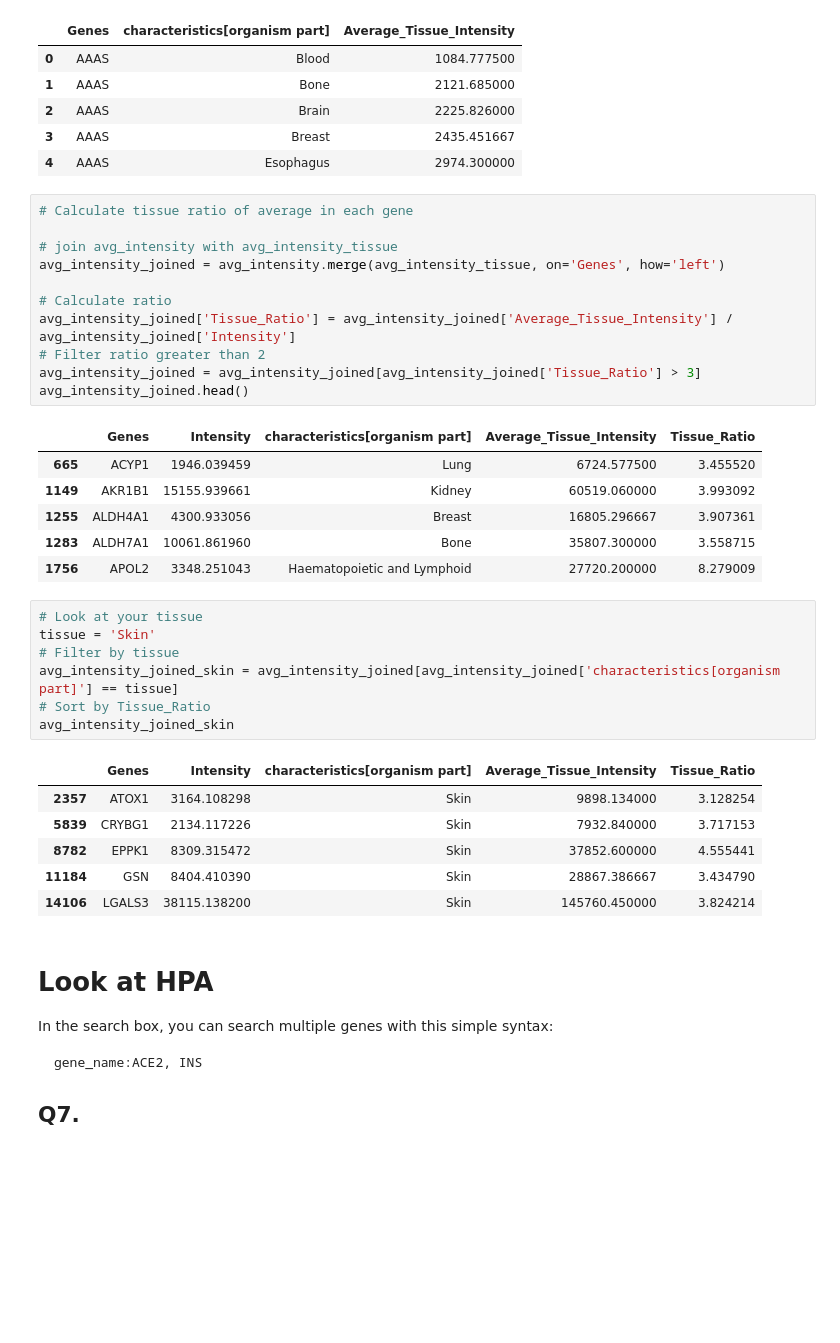
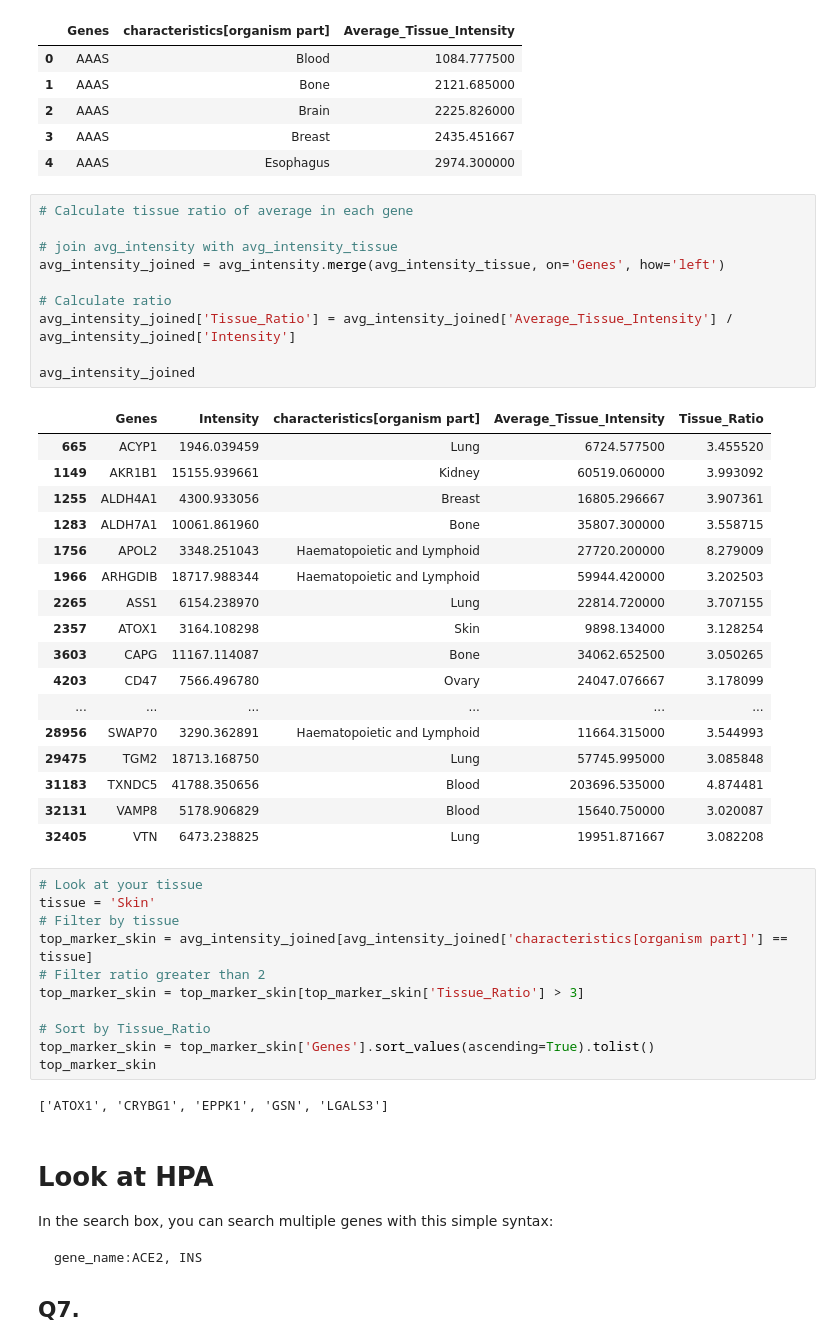
Before and after one commit to thanadol-git/BC_25, a Jupyter notebook: quantms.ipynb, the cells around one changed output. Saved outputs shown, nothing was run; the diff lists cells and outputs as text; blank space fills up the shorter version.

```diff
--- a/quantms.ipynb
+++ b/quantms.ipynb
@@ -216,35 +216,44 @@ avg_intensity_tissue.head()
 # %%
 # Calculate tissue ratio of average in each gene
 
 # join avg_intensity with avg_intensity_tissue
 avg_intensity_joined = avg_intensity.merge(avg_intensity_tissue, on='Genes', how='left')
 
 # Calculate ratio
 avg_intensity_joined['Tissue_Ratio'] = avg_intensity_joined['Average_Tissue_Intensity'] / avg_intensity_joined['Intensity']
-# Filter ratio greater than 2
-avg_intensity_joined = avg_intensity_joined[avg_intensity_joined['Tissue_Ratio'] > 3]
-avg_intensity_joined.head()
+
+avg_intensity_joined
 # %% [output]
 |  | Genes | Intensity | characteristics[organism part] | Average_Tissue_Intensity | Tissue_Ratio |
 | 665 | ACYP1 | 1946.039459 | Lung | 6724.577500 | 3.455520 |
 | 1149 | AKR1B1 | 15155.939661 | Kidney | 60519.060000 | 3.993092 |
 | 1255 | ALDH4A1 | 4300.933056 | Breast | 16805.296667 | 3.907361 |
 | 1283 | ALDH7A1 | 10061.861960 | Bone | 35807.300000 | 3.558715 |
 | 1756 | APOL2 | 3348.251043 | Haematopoietic and Lymphoid | 27720.200000 | 8.279009 |
+| 1966 | ARHGDIB | 18717.988344 | Haematopoietic and Lymphoid | 59944.420000 | 3.202503 |
+| 2265 | ASS1 | 6154.238970 | Lung | 22814.720000 | 3.707155 |
+| 2357 | ATOX1 | 3164.108298 | Skin | 9898.134000 | 3.128254 |
+| 3603 | CAPG | 11167.114087 | Bone | 34062.652500 | 3.050265 |
+| 4203 | CD47 | 7566.496780 | Ovary | 24047.076667 | 3.178099 |
+| ... | ... | ... | ... | ... | ... |
+| 28956 | SWAP70 | 3290.362891 | Haematopoietic and Lymphoid | 11664.315000 | 3.544993 |
+| 29475 | TGM2 | 18713.168750 | Lung | 57745.995000 | 3.085848 |
+| 31183 | TXNDC5 | 41788.350656 | Blood | 203696.535000 | 4.874481 |
+| 32131 | VAMP8 | 5178.906829 | Blood | 15640.750000 | 3.020087 |
+| 32405 | VTN | 6473.238825 | Lung | 19951.871667 | 3.082208 |
 # %%
 # Look at your tissue
 tissue = 'Skin'
 # Filter by tissue
-avg_intensity_joined_skin = avg_intensity_joined[avg_intensity_joined['characteristics[organism part]'] == tissue]
+top_marker_skin = avg_intensity_joined[avg_intensity_joined['characteristics[organism part]'] == tissue]
+# Filter ratio greater than 2
+top_marker_skin = top_marker_skin[top_marker_skin['Tissue_Ratio'] > 3]
+
 # Sort by Tissue_Ratio
-avg_intensity_joined_skin
+top_marker_skin = top_marker_skin['Genes'].sort_values(ascending=True).tolist()
+top_marker_skin
 # %% [output]
-|  | Genes | Intensity | characteristics[organism part] | Average_Tissue_Intensity | Tissue_Ratio |
-| 2357 | ATOX1 | 3164.108298 | Skin | 9898.134000 | 3.128254 |
-| 5839 | CRYBG1 | 2134.117226 | Skin | 7932.840000 | 3.717153 |
-| 8782 | EPPK1 | 8309.315472 | Skin | 37852.600000 | 4.555441 |
-| 11184 | GSN | 8404.410390 | Skin | 28867.386667 | 3.434790 |
-| 14106 | LGALS3 | 38115.138200 | Skin | 145760.450000 | 3.824214 |
+['ATOX1', 'CRYBG1', 'EPPK1', 'GSN', 'LGALS3']
 # %% [markdown]
 # Look at HPA
 
```
Also changed, not shown: parts of 4 cells of this notebook.
